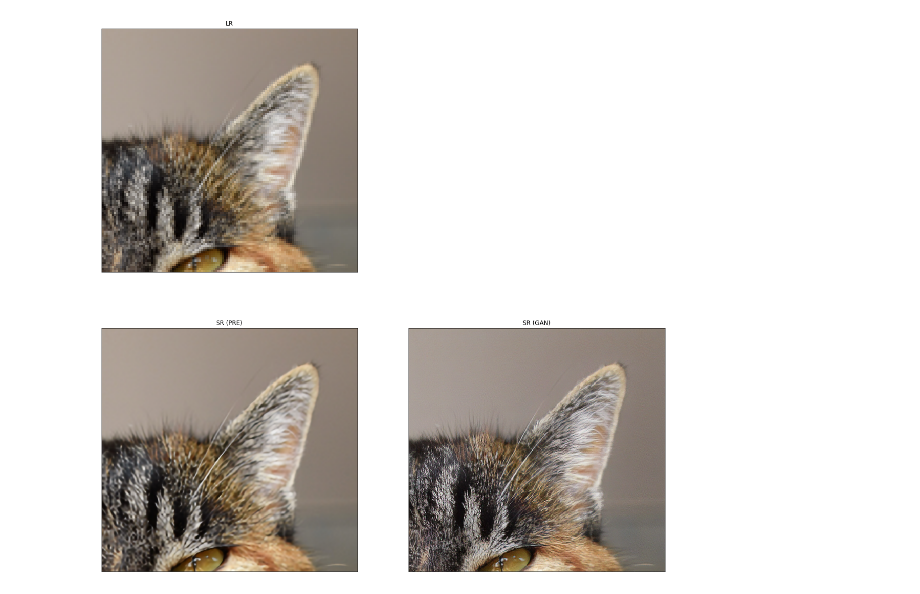
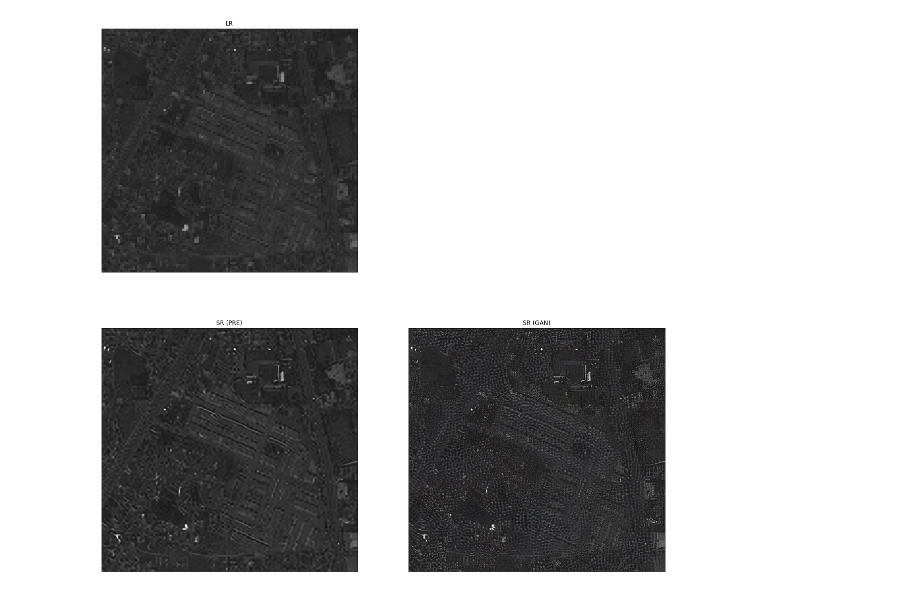
Before and after one commit to yashodeepm/super-resolution, a Jupyter notebook: SRGAN_Final.ipynb, the cells around one changed output. Drawn from its saved outputs; the diff is of its cells as text; code cells hidden in the pictures.

```diff
--- a/SRGAN_Final.ipynb
+++ b/SRGAN_Final.ipynb
@@ -42,6 +42,6 @@ def resolve_and_plot(lr_image_path):
         plt.xticks([])
         plt.yticks([])
 # %%
-resolve_and_plot('demo/0869x4-crop.png')
+resolve_and_plot('demo/test_image.png')
 # %% [output]
-[figure, old version]
+[figure, new version]
```
Also changed, not shown: 5 other files.
